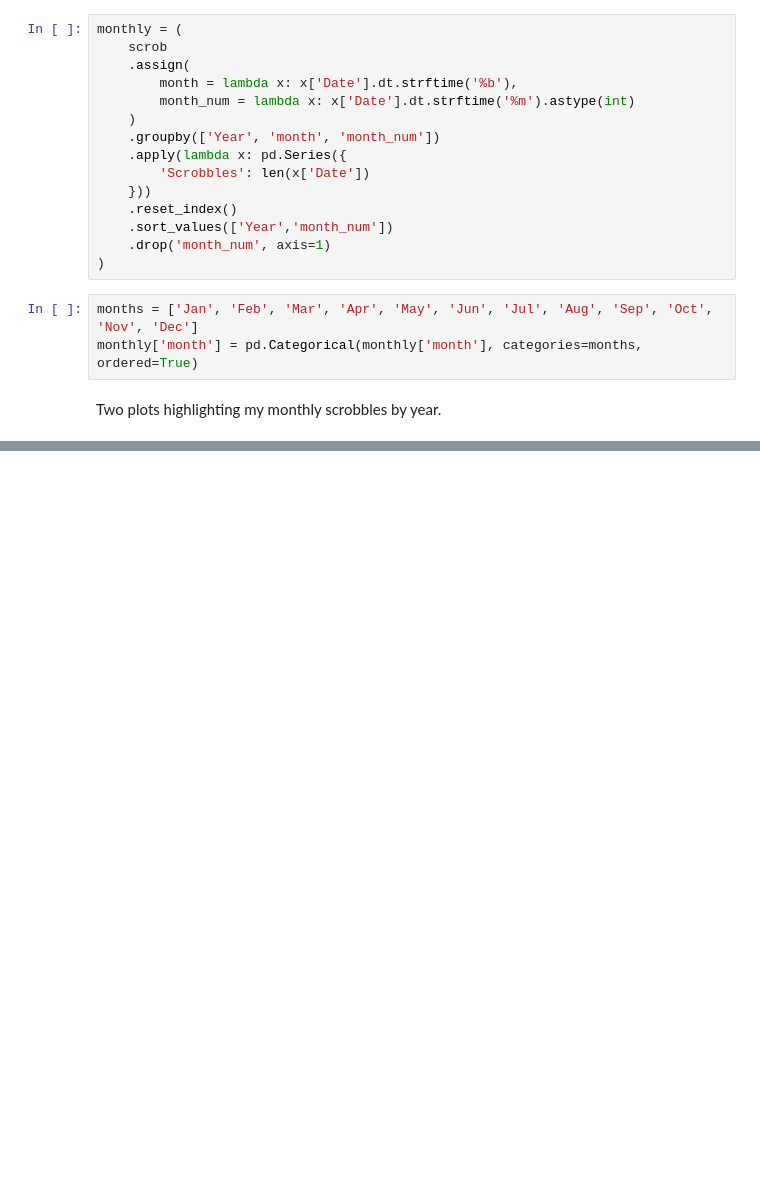
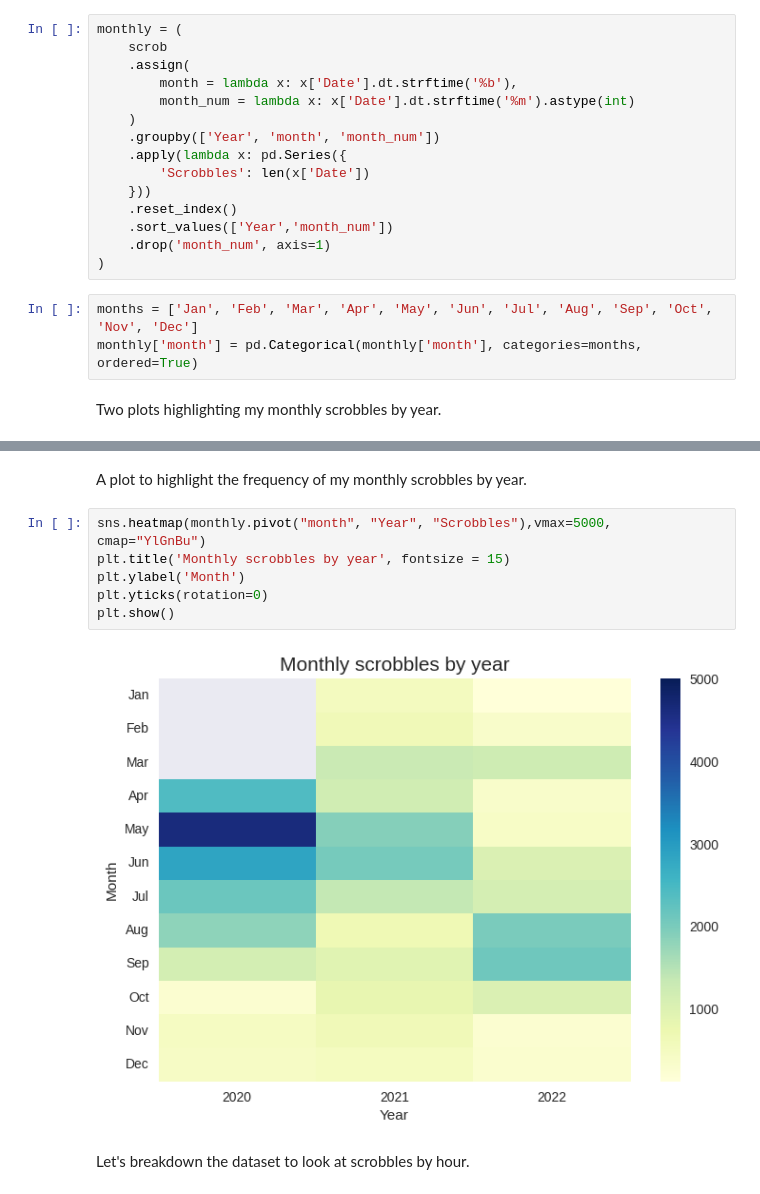
Before and after one commit to Dirghayu-Shah/listening-habits, a Jupyter notebook: listening-habits.ipynb, the cells around one changed output, grey strips where cells are left out. Cells and saved outputs as stored; diff of their text form; blank space fills up the shorter version.

```diff
--- a/listening-habits.ipynb
+++ b/listening-habits.ipynb
@@ -133,0 +171,12 @@ Text(0.5, 0, 'Month')
+# %% [markdown]
+A plot to highlight the frequency of my monthly scrobbles by year.
+# %%
+sns.heatmap(monthly.pivot("month", "Year", "Scrobbles"),vmax=5000, cmap="YlGnBu")
+plt.title('Monthly scrobbles by year', fontsize = 15)
+plt.ylabel('Month')
+plt.yticks(rotation=0)
+plt.show()
+# %% [output]
+[figure, added]
+# %% [markdown]
+Let's breakdown the dataset to look at scrobbles by hour.
```
Also changed, not shown: parts of 11 cells of this notebook.
